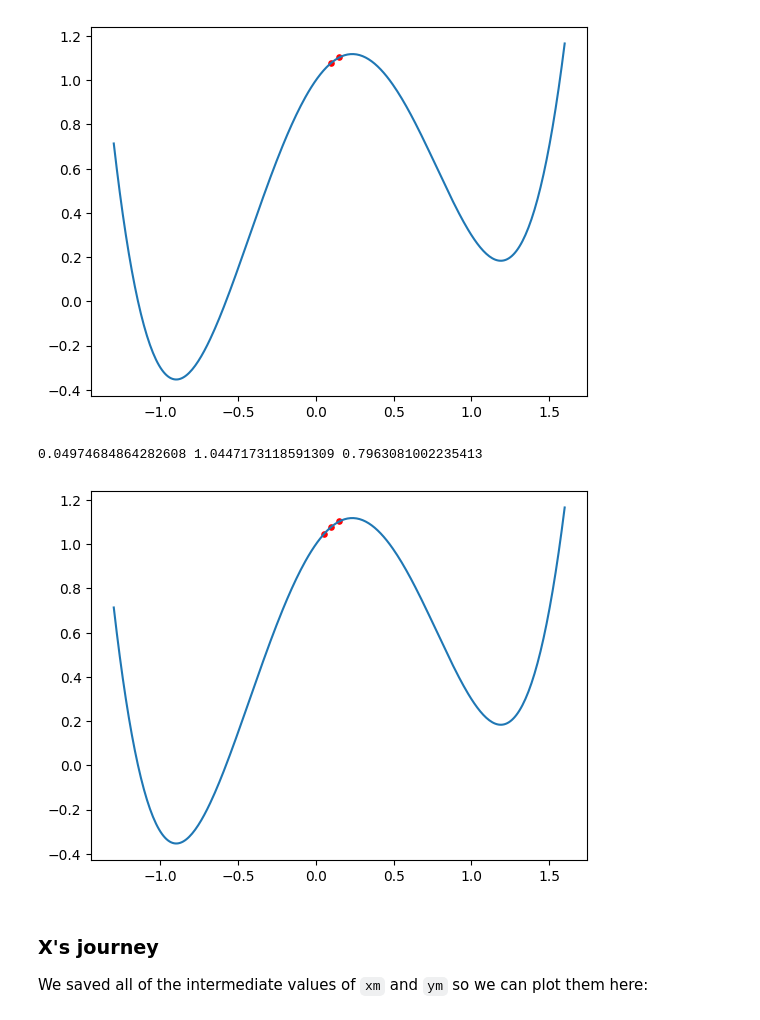
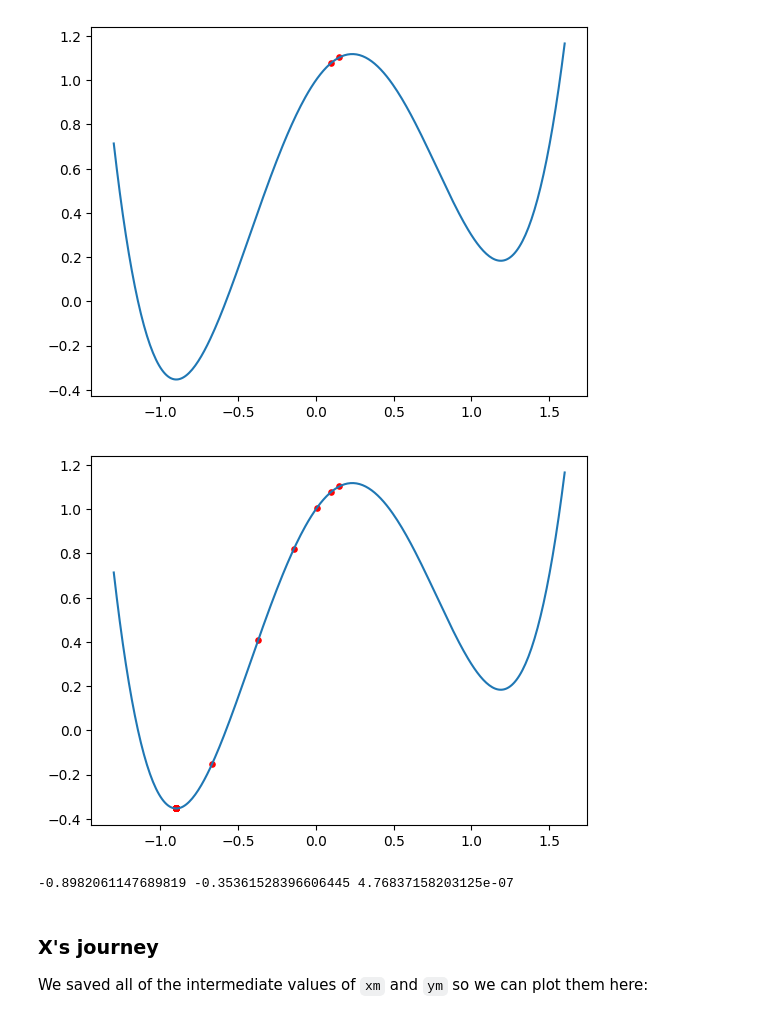
Before and after one commit to machineLearn-xuan/WK12, a Jupyter notebook: WK12.ipynb, the cells around one changed output. Cells and saved outputs as stored; diff of their text form; code cells hidden in the pictures.

```diff
--- a/WK12.ipynb
+++ b/WK12.ipynb
@@ -163,24 +163,24 @@ plt.show()
 [figure]
 # %%
 # TODO: more steps
+for e in range(32):
+  xm = xm - 0.15 * xm.grad
+  xm.retain_grad()
 
-xm = xm - 0.15 * xm.grad * 0.5
-xm.retain_grad()
+  ym = peaks(xm)
+  ym.backward()
 
-ym = peaks(xm)
-ym.backward()
-
-xs.append(xm.item())
-ys.append(ym.item())
-
-print(xm.item(), ym.item(), xm.grad.item())
+  xs.append(xm.item())
+  ys.append(ym.item())
 
 plt.plot(x, y)
 plt.scatter(xs, ys, marker='o', s=14, c='r')
 plt.show()
+
+print(xm.item(), ym.item(), xm.grad.item())
 # %% [output]
+[figure, new version]
-0.04974684864282608 1.0447173118591309 0.7963081002235413
+-0.8982061147689819 -0.35361528396606445 4.76837158203125e-07
-[figure, old version]
 # %% [markdown]
 ### X's journey
 
```
Also changed, not shown: parts of 12 cells of this notebook.
